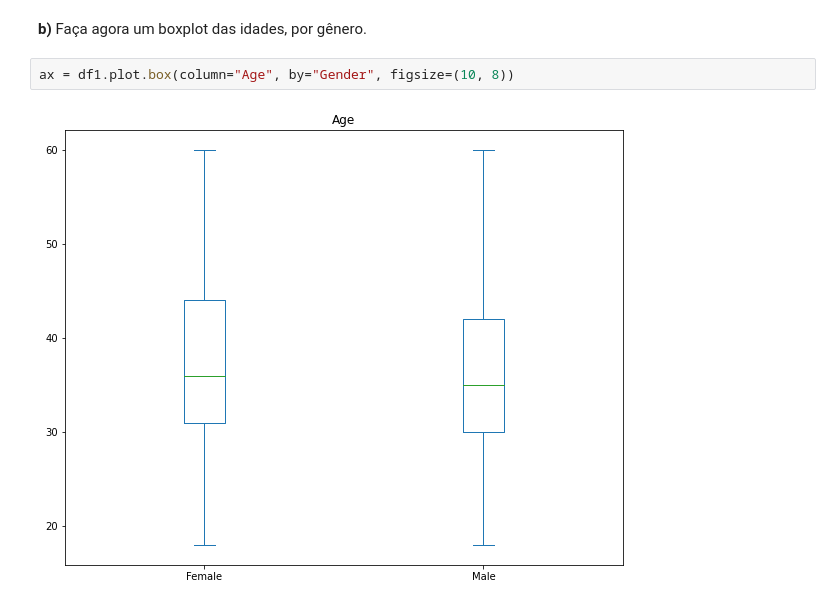
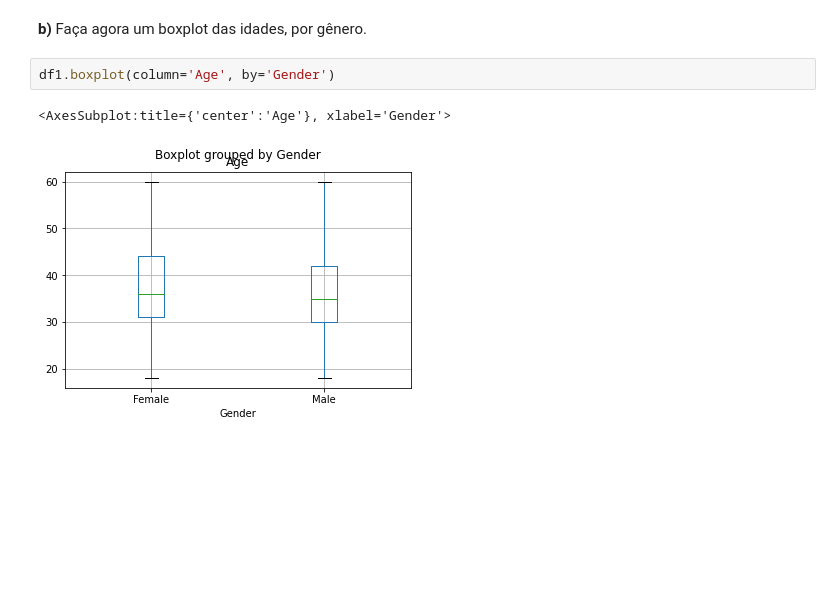
Before and after one commit to vmendes93/exercicios_feitos, a Jupyter notebook: Aula 2 - Exercícios.ipynb, the cells around one changed output. Cells and saved outputs as stored; diff of their text form; blank space fills up the shorter version.

```diff
--- a/Aula 2 - Exercícios.ipynb
+++ b/Aula 2 - Exercícios.ipynb
@@ -112,6 +114,7 @@ ax2 = df1[df1['Gender']=='Male'].plot(y='Age', kind='hist', bins=20, figsize=(10
 # %% [markdown]
 **b)** Faça agora um boxplot das idades, por gênero.
 # %%
-ax = df1.plot.box(column="Age", by="Gender", figsize=(10, 8))
+df1.boxplot(column='Age', by='Gender')
 # %% [output]
+<AxesSubplot:title={'center':'Age'}, xlabel='Gender'>
-[figure, old version]
+[figure, new version]
```
Also changed, not shown: parts of 1 cell of this notebook, 4 other files.
